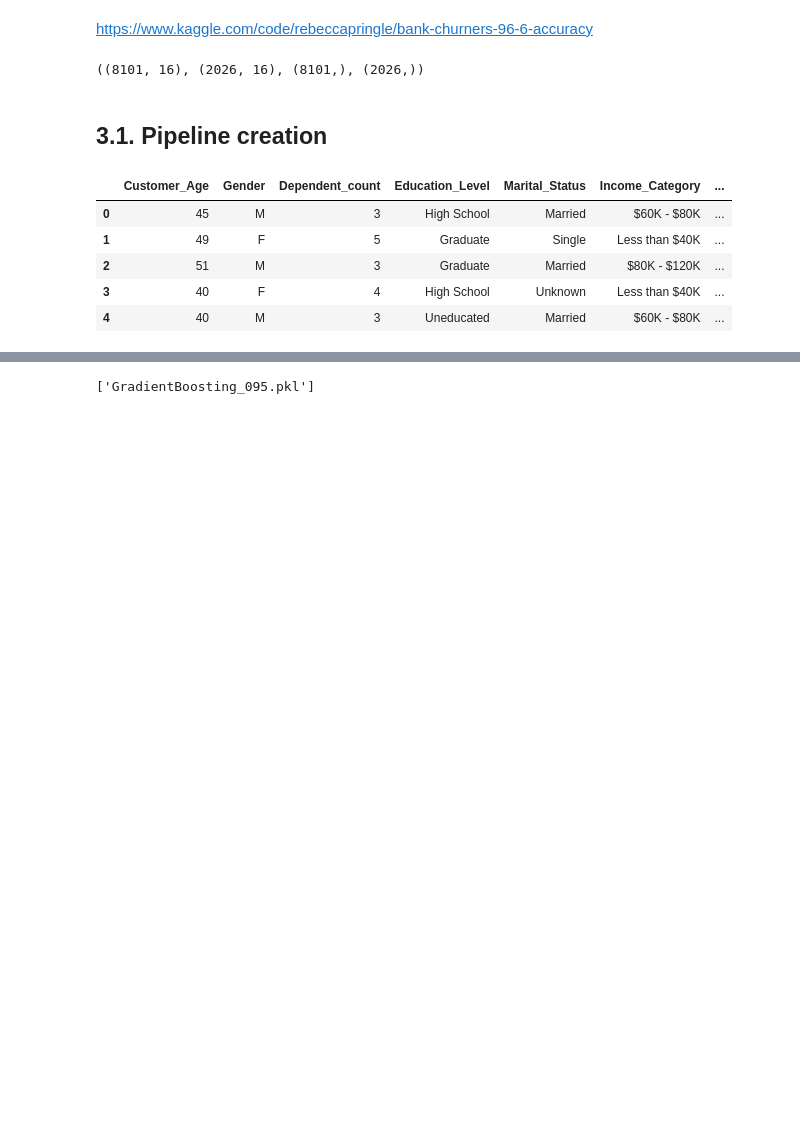
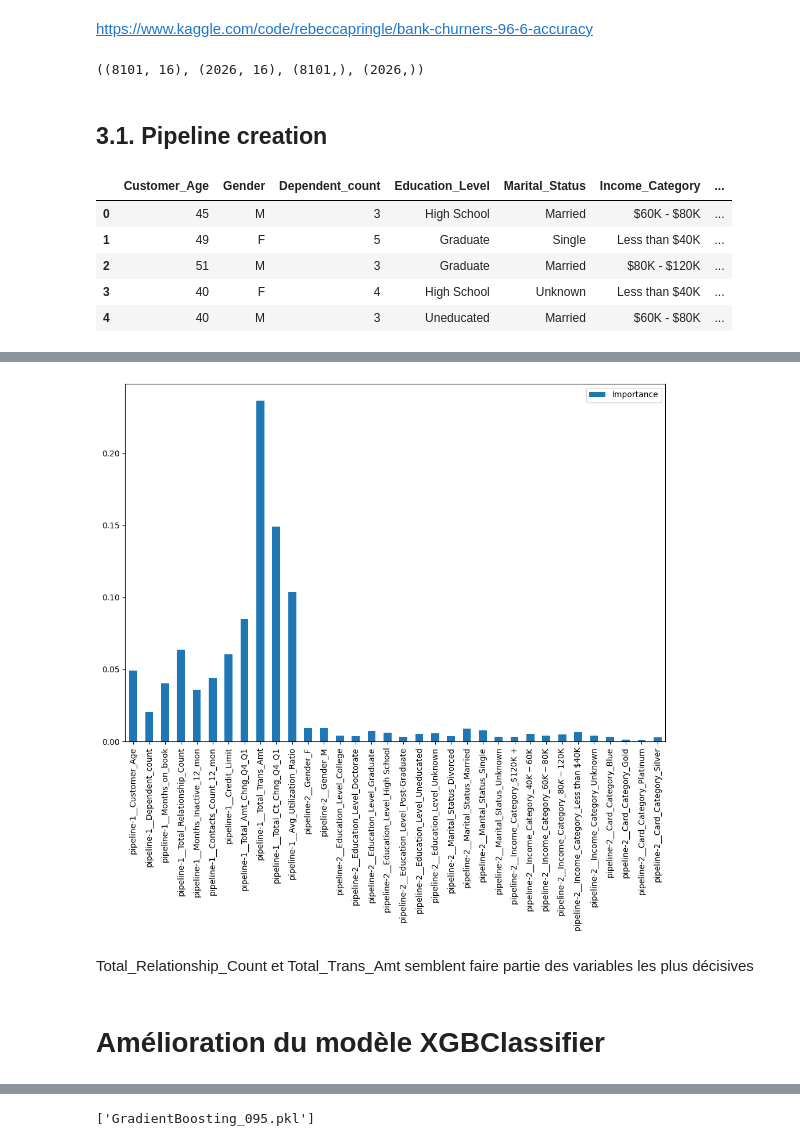
Before and after one commit to TheoRepo1/ML_Project_BankChurners, a Jupyter notebook: MyProject.ipynb, the cells around one changed output, grey strips where cells are left out. Saved outputs shown, nothing was run; the diff lists cells and outputs as text; code cells hidden in the pictures; blank space fills up the shorter version.

```diff
--- a/MyProject.ipynb
+++ b/MyProject.ipynb
@@ -398,0 +525,13 @@ param_grid = {
+# %%
+feature_importances_df = pd.DataFrame(model_2.feature_importances_, index=column_names, columns=["Importance"])
+ax = feature_importances_df.plot(kind='bar', figsize=(12, 8))
+
+plt.xticks(range(len(feature_importances_df.index)), feature_importances_df.index, rotation=90)
+
+plt.show()
+# %% [output]
+[figure, added]
+# %% [markdown]
+Total_Relationship_Count et Total_Trans_Amt semblent faire partie des variables les plus décisives
+# %% [markdown]
+# Amélioration du modèle XGBClassifier
```
Also changed, not shown: parts of 73 cells of this notebook.
